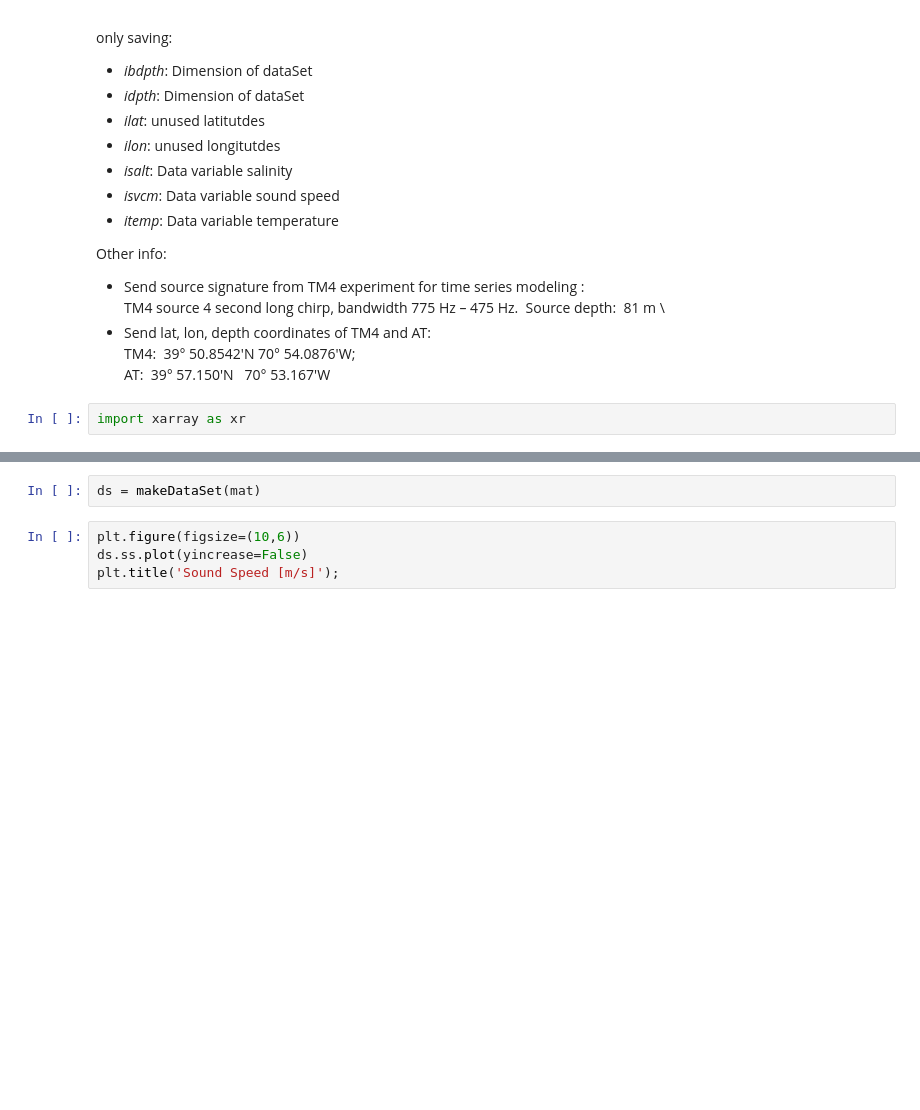
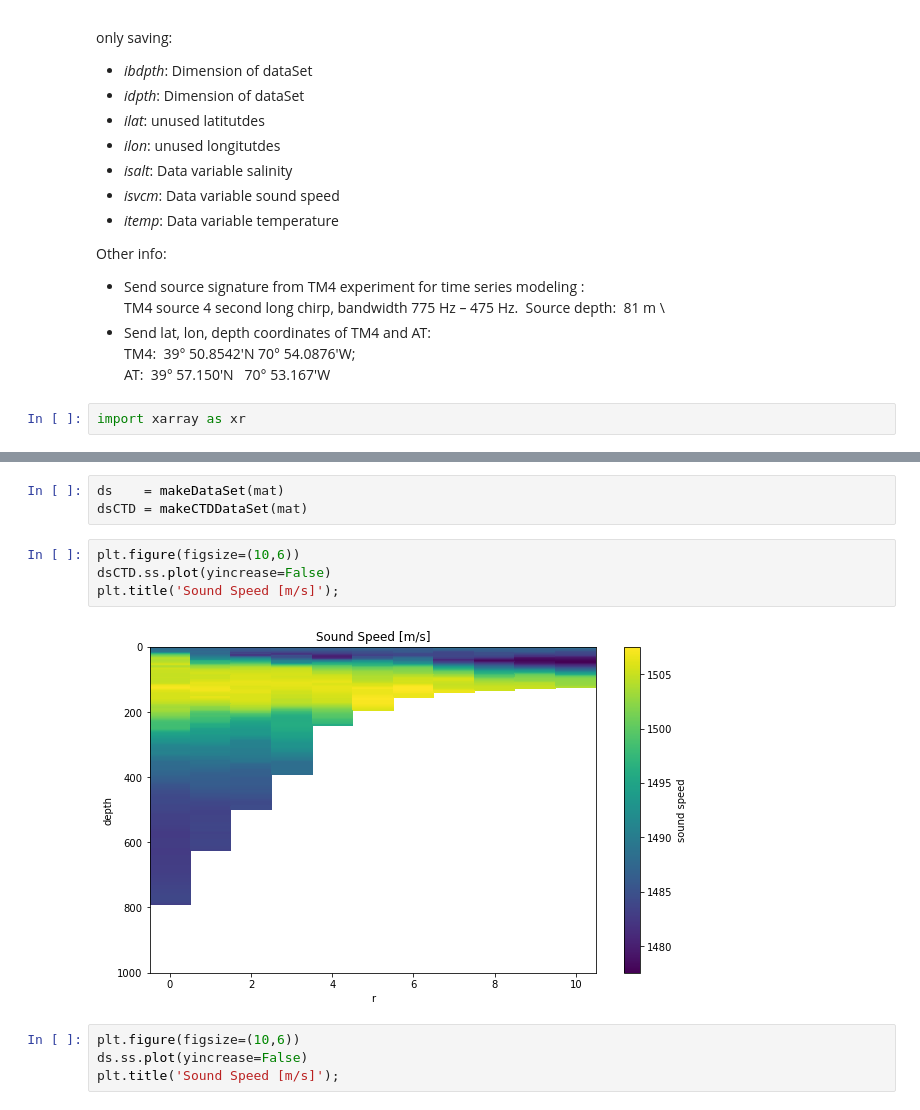
Before and after one commit to IvanaEscobar/sandbox, a Jupyter notebook: sandbox/notebooks/mat2nc.ipynb, the cells around one changed output, grey strips where cells are left out. Saved outputs shown, nothing was run; the diff lists cells and outputs as text; blank space fills up the shorter version.

```diff
--- a/sandbox/notebooks/mat2nc.ipynb
+++ b/sandbox/notebooks/mat2nc.ipynb
@@ -96,5 +138,12 @@ def makeDataSet (matlabDictionary):
 # %%
-ds = makeDataSet(mat)
+ds    = makeDataSet(mat)
+dsCTD = makeCTDDataSet(mat)
+# %%
+plt.figure(figsize=(10,6))
+dsCTD.ss.plot(yincrease=False)
+plt.title('Sound Speed [m/s]');
+# %% [output]
+[figure, added]
 # %%
 plt.figure(figsize=(10,6))
 ds.ss.plot(yincrease=False)
```
Also changed, not shown: parts of 3 cells of this notebook, 2 other files.
